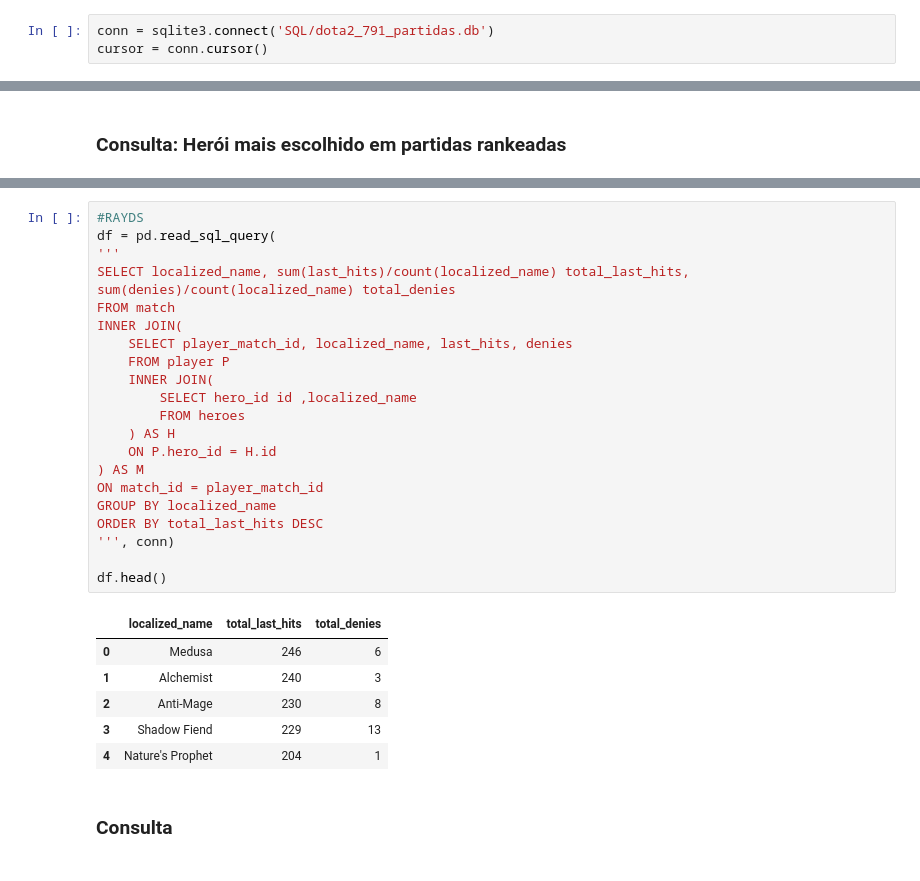
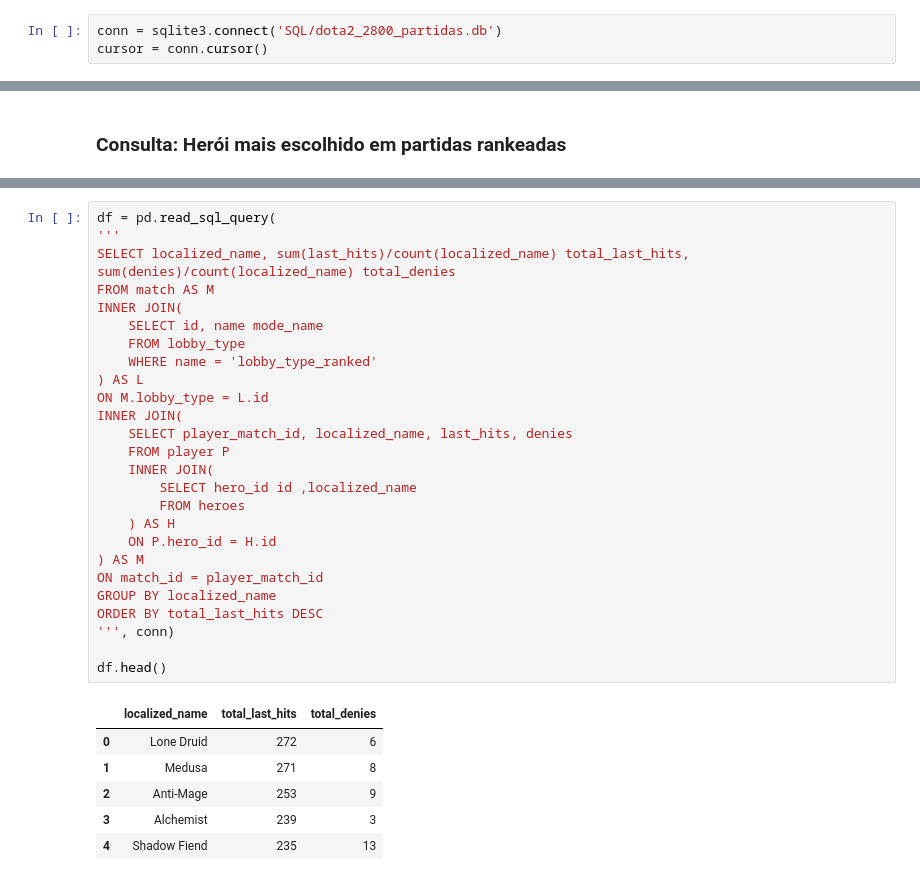
Before and after one commit to gabrielspires/IBD-Dota2, a Jupyter notebook: TP-IBD.ipynb, the cells around one changed output, grey strips where cells are left out. Cells and saved outputs as stored; diff of their text form.

```diff
--- a/TP-IBD.ipynb
+++ b/TP-IBD.ipynb
@@ -95,7 +96,7 @@ with open('xaa.json', 'r', encoding="utf8") as game_data:
 # %% [markdown]
 # Criação do BD
 # %%
-conn = sqlite3.connect('SQL/dota2_791_partidas.db')
+conn = sqlite3.connect('SQL/dota2_2800_partidas.db')
 cursor = conn.cursor()
 # %%
 f = io.open('SQL/Banco_Dota2.sql', 'r')
@@ -591,30 +626,33 @@ df_most_picked_ranked.head()
 # %%
-#RAYDS
 df = pd.read_sql_query(
 '''
 SELECT localized_name, sum(last_hits)/count(localized_name) total_last_hits, sum(denies)/count(localized_name) total_denies
-FROM match
+FROM match AS M
+INNER JOIN(
+    SELECT id, name mode_name
+    FROM lobby_type
+    WHERE name = 'lobby_type_ranked'
+) AS L
+ON M.lobby_type = L.id
 INNER JOIN(
     SELECT player_match_id, localized_name, last_hits, denies
     FROM player P
     INNER JOIN(
         SELECT hero_id id ,localized_name
         FROM heroes
     ) AS H
     ON P.hero_id = H.id
 ) AS M
 ON match_id = player_match_id
 GROUP BY localized_name
 ORDER BY total_last_hits DESC
 ''', conn)
 
 df.head()
 # %% [output]
 |  | localized_name | total_last_hits | total_denies |
-| 0 | Medusa | 246 | 6 |
-| 1 | Alchemist | 240 | 3 |
-| 2 | Anti-Mage | 230 | 8 |
-| 3 | Shadow Fiend | 229 | 13 |
-| 4 | Nature's Prophet | 204 | 1 |
+| 0 | Lone Druid | 272 | 6 |
+| 1 | Medusa | 271 | 8 |
+| 2 | Anti-Mage | 253 | 9 |
+| 3 | Alchemist | 239 | 3 |
+| 4 | Shadow Fiend | 235 | 13 |
-# %% [markdown]
-### Consulta
```
Also changed, not shown: parts of 22 cells of this notebook, 6 other files.
